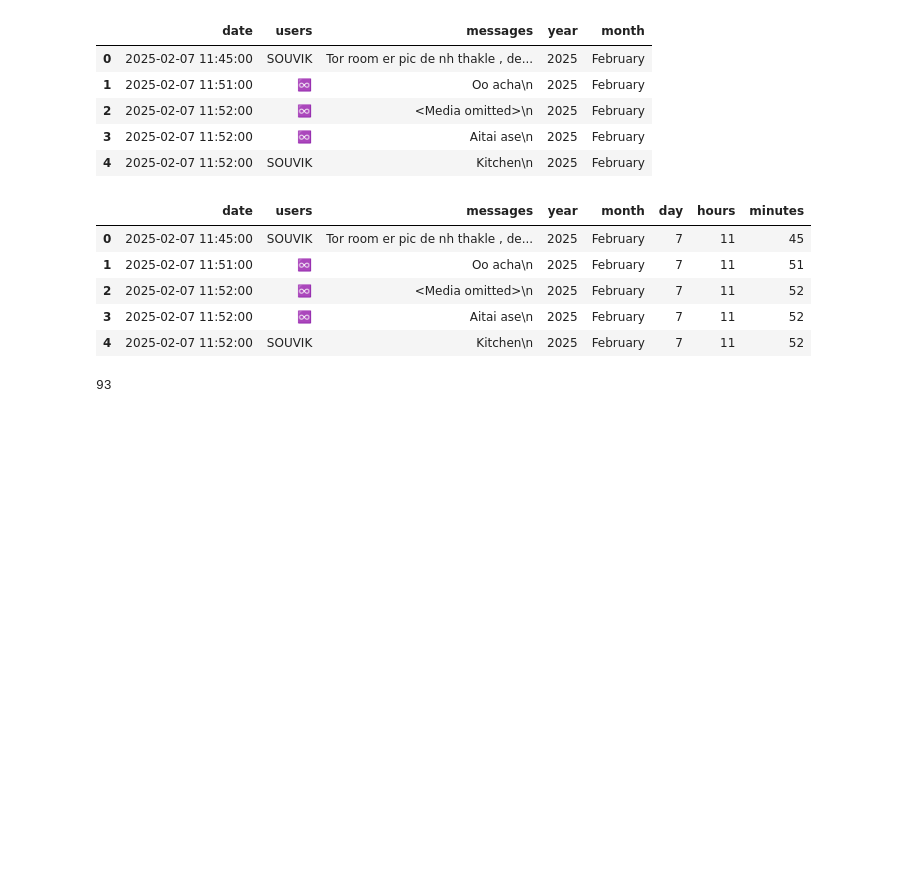
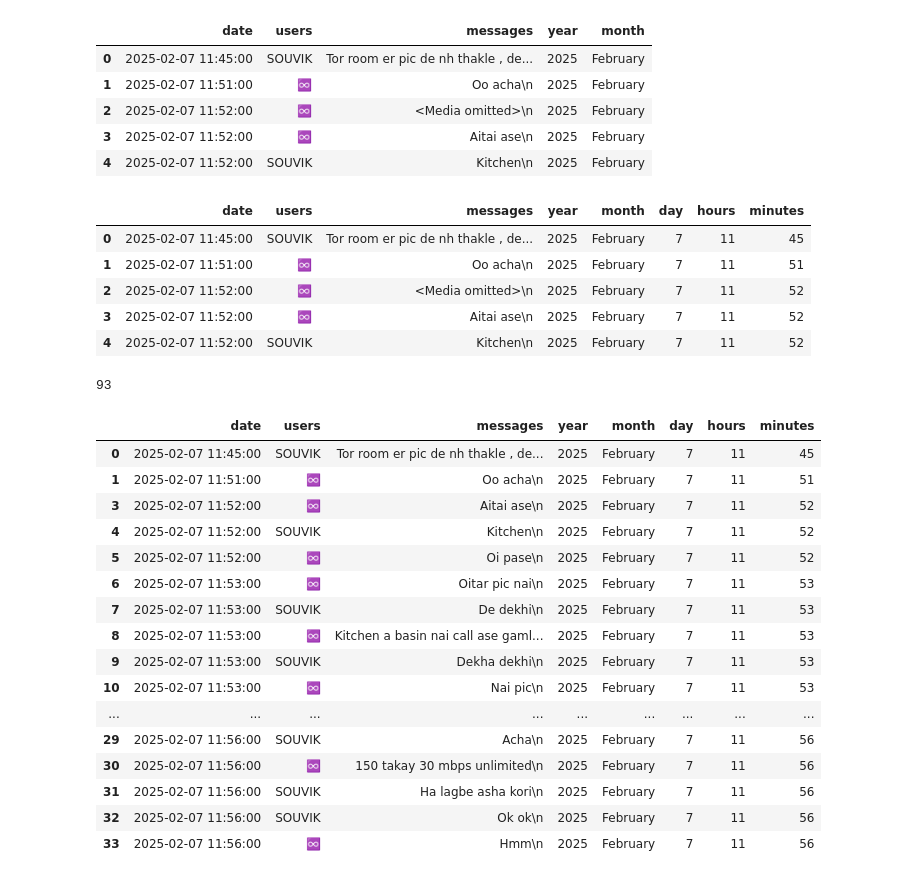
Before and after one commit to subal43/DS-WhatsApp-Chat-Analyzer, a Jupyter notebook: main.ipynb, the cells around one changed output. Drawn from its saved outputs; the diff is of its cells as text; code cells hidden in the pictures; blank space fills up the shorter version.

```diff
--- a/main.ipynb
+++ b/main.ipynb
@@ -130,3 +130,26 @@ for msg in df['messages']:
 len(word)
 # %% [output]
 93
+# %%
+temp = df[df['users'] != "group notification"]
+temp = temp[temp['messages'] != '<Media omitted>\n']
+# %%
+temp
+# %% [output]
+|  | date | users | messages | year | month | day | hours | minutes |
+| 0 | 2025-02-07 11:45:00 | SOUVIK | Tor room er pic de nh thakle , de... | 2025 | February | 7 | 11 | 45 |
+| 1 | 2025-02-07 11:51:00 | ♾️ | Oo acha\n | 2025 | February | 7 | 11 | 51 |
+| 3 | 2025-02-07 11:52:00 | ♾️ | Aitai ase\n | 2025 | February | 7 | 11 | 52 |
+| 4 | 2025-02-07 11:52:00 | SOUVIK | Kitchen\n | 2025 | February | 7 | 11 | 52 |
+| 5 | 2025-02-07 11:52:00 | ♾️ | Oi pase\n | 2025 | February | 7 | 11 | 52 |
+| 6 | 2025-02-07 11:53:00 | ♾️ | Oitar pic nai\n | 2025 | February | 7 | 11 | 53 |
+| 7 | 2025-02-07 11:53:00 | SOUVIK | De dekhi\n | 2025 | February | 7 | 11 | 53 |
+| 8 | 2025-02-07 11:53:00 | ♾️ | Kitchen a basin nai call ase gaml... | 2025 | February | 7 | 11 | 53 |
+| 9 | 2025-02-07 11:53:00 | SOUVIK | Dekha dekhi\n | 2025 | February | 7 | 11 | 53 |
+| 10 | 2025-02-07 11:53:00 | ♾️ | Nai pic\n | 2025 | February | 7 | 11 | 53 |
+| ... | ... | ... | ... | ... | ... | ... | ... | ... |
+| 29 | 2025-02-07 11:56:00 | SOUVIK | Acha\n | 2025 | February | 7 | 11 | 56 |
+| 30 | 2025-02-07 11:56:00 | ♾️ | 150 takay 30 mbps unlimited\n | 2025 | February | 7 | 11 | 56 |
+| 31 | 2025-02-07 11:56:00 | SOUVIK | Ha lagbe asha kori\n | 2025 | February | 7 | 11 | 56 |
+| 32 | 2025-02-07 11:56:00 | SOUVIK | Ok ok\n | 2025 | February | 7 | 11 | 56 |
+| 33 | 2025-02-07 11:56:00 | ♾️ | Hmm\n | 2025 | February | 7 | 11 | 56 |
```
Also changed, not shown: parts of 3 cells of this notebook, 3 other files.
